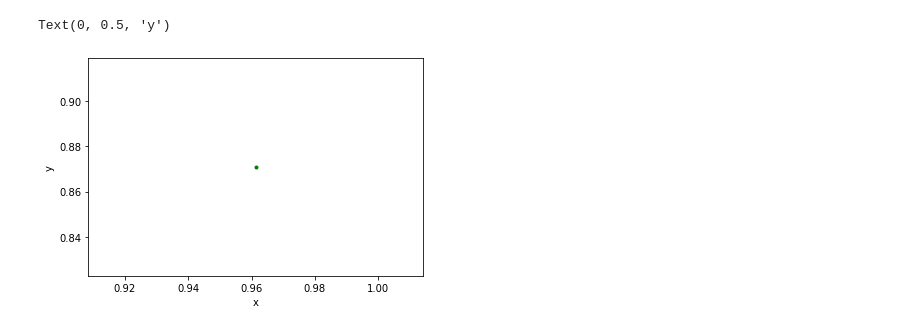
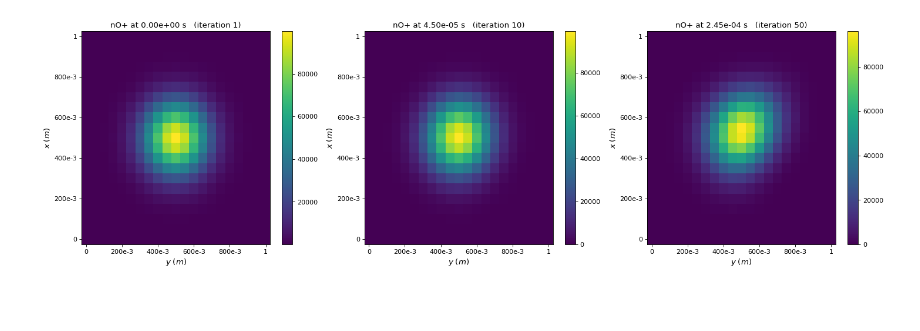
Before and after one commit to bchaber/iskra, a Jupyter notebook: 00_visualize.ipynb, the cells around one changed output. Drawn from its saved outputs; the diff is of its cells as text; code cells hidden in the pictures; blank space fills up the shorter version.

```diff
--- a/00_visualize.ipynb
+++ b/00_visualize.ipynb
@@ -4,7 +4,15 @@ import matplotlib.pyplot as plt
 import numpy as np
 from openpmd_viewer import OpenPMDTimeSeries
 # %%
-ts = OpenPMDTimeSeries('/tmp/01_single_particle/hdf5')
+ts = OpenPMDTimeSeries('/tmp/02_fluid_ions/hdf5')
+# %%
+fig = plt.figure(figsize=(22, 6), dpi= 80, facecolor='w', edgecolor='k')
+
+plt.subplot(1, 3, 1); ts.get_field("nO+", iteration=1, plot=True);
+plt.subplot(1, 3, 2); ts.get_field("nO+", iteration=10, plot=True);
+plt.subplot(1, 3, 3); ts.get_field("nO+", iteration=50, plot=True);
+# %% [output]
+[figure, added]
 # %%
 import matplotlib.pyplot as plt
 import numpy as np
@@ -15,9 +23,6 @@ x_selected, y_selected = ts.get_particle( ['x', 'y'], species='e-',
 plt.plot(x_selected, y_selected, 'g.')
 plt.xlabel('x')
 plt.ylabel('y')
-# %% [output]
-Text(0, 0.5, 'y')
-[figure, removed]
 # %%
 from openpmd_viewer import ParticleTracker
 # Select particles to be tracked, at iteration 200
```
Also changed, not shown: parts of 3 cells of this notebook, 5 other files.
